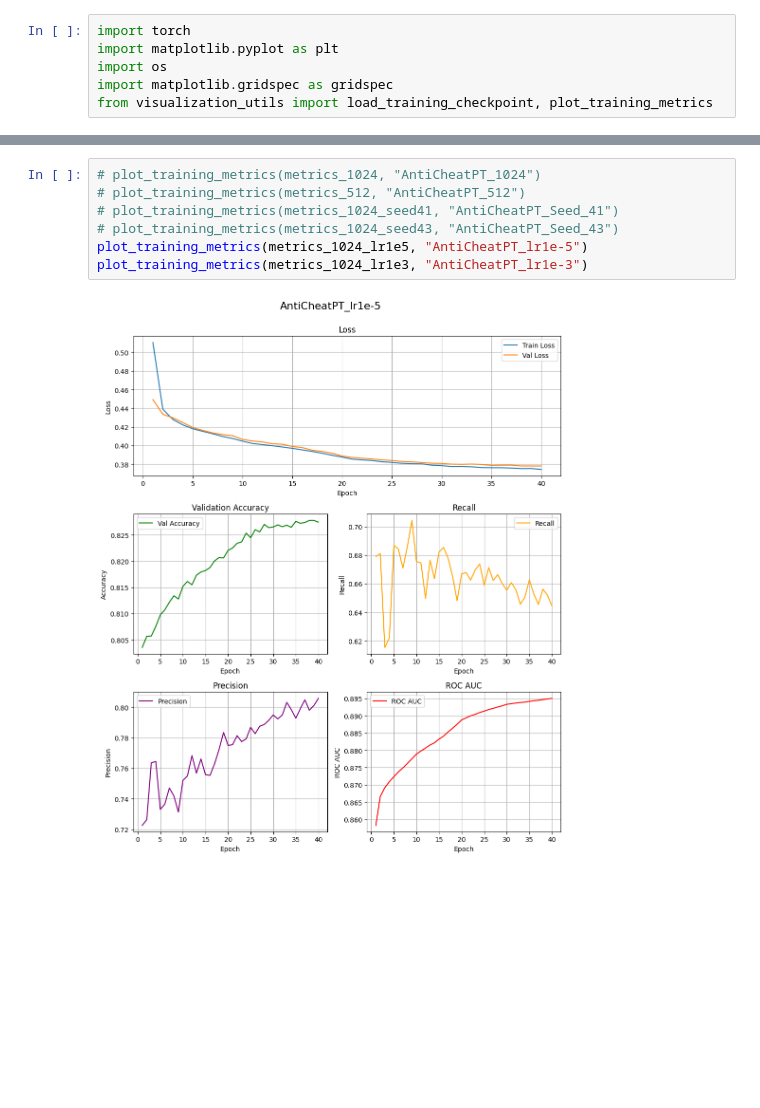
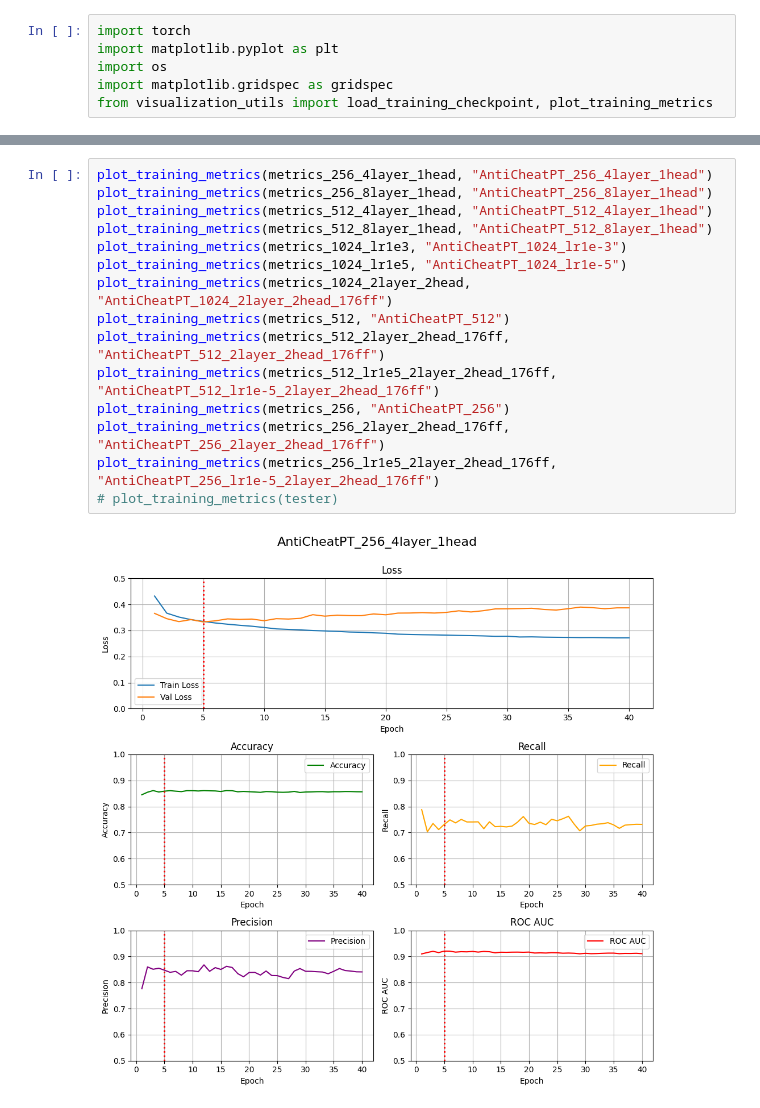
Before and after one commit to Pinkvinus/CS2_cheat_detection, a Jupyter notebook: Transformer/visualization/visualize_training.ipynb, the cells around one changed output, grey strips where cells are left out. Saved outputs shown, nothing was run; the diff lists cells and outputs as text; blank space fills up the shorter version.

```diff
--- a/Transformer/visualization/visualize_training.ipynb
+++ b/Transformer/visualization/visualize_training.ipynb
@@ -26,9 +38,17 @@ metrics_1024_lr1e3 = load_training_checkpoint(checkpoint_path_1024_lr1e3)
 # %%
-# plot_training_metrics(metrics_1024, "AntiCheatPT_1024")
-# plot_training_metrics(metrics_512, "AntiCheatPT_512")
-# plot_training_metrics(metrics_1024_seed41, "AntiCheatPT_Seed_41")
-# plot_training_metrics(metrics_1024_seed43, "AntiCheatPT_Seed_43")
-plot_training_metrics(metrics_1024_lr1e5, "AntiCheatPT_lr1e-5")
-plot_training_metrics(metrics_1024_lr1e3, "AntiCheatPT_lr1e-3")
+plot_training_metrics(metrics_256_4layer_1head, "AntiCheatPT_256_4layer_1head")
+plot_training_metrics(metrics_256_8layer_1head, "AntiCheatPT_256_8layer_1head")
+plot_training_metrics(metrics_512_4layer_1head, "AntiCheatPT_512_4layer_1head")
+plot_training_metrics(metrics_512_8layer_1head, "AntiCheatPT_512_8layer_1head")
+plot_training_metrics(metrics_1024_lr1e3, "AntiCheatPT_1024_lr1e-3")
+plot_training_metrics(metrics_1024_lr1e5, "AntiCheatPT_1024_lr1e-5")
+plot_training_metrics(metrics_1024_2layer_2head, "AntiCheatPT_1024_2layer_2head_176ff")
+plot_training_metrics(metrics_512, "AntiCheatPT_512")
+plot_training_metrics(metrics_512_2layer_2head_176ff, "AntiCheatPT_512_2layer_2head_176ff")
+plot_training_metrics(metrics_512_lr1e5_2layer_2head_176ff, "AntiCheatPT_512_lr1e-5_2layer_2head_176ff")
+plot_training_metrics(metrics_256, "AntiCheatPT_256")
+plot_training_metrics(metrics_256_2layer_2head_176ff, "AntiCheatPT_256_2layer_2head_176ff")
+plot_training_metrics(metrics_256_lr1e5_2layer_2head_176ff, "AntiCheatPT_256_lr1e-5_2layer_2head_176ff")
+# plot_training_metrics(tester)
 # %% [output]
-[figure, old version]
+[figure, new version]
```
Also changed, not shown: parts of 2 cells of this notebook, 8 other files.
